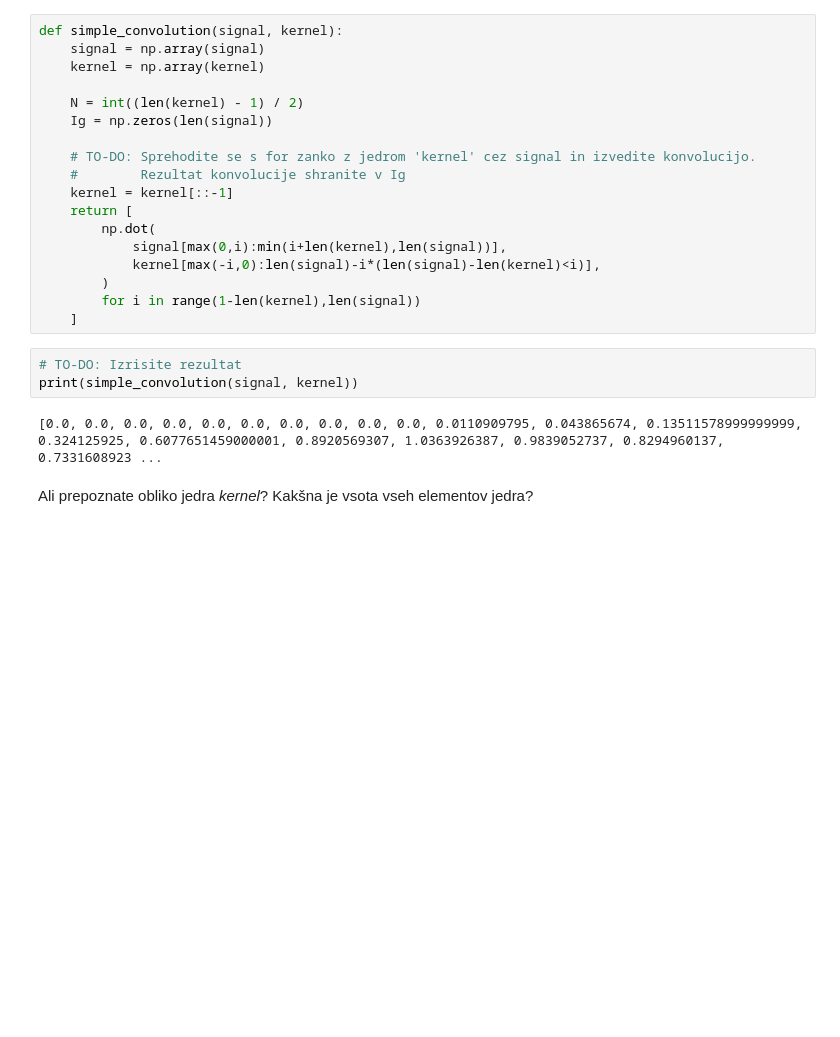
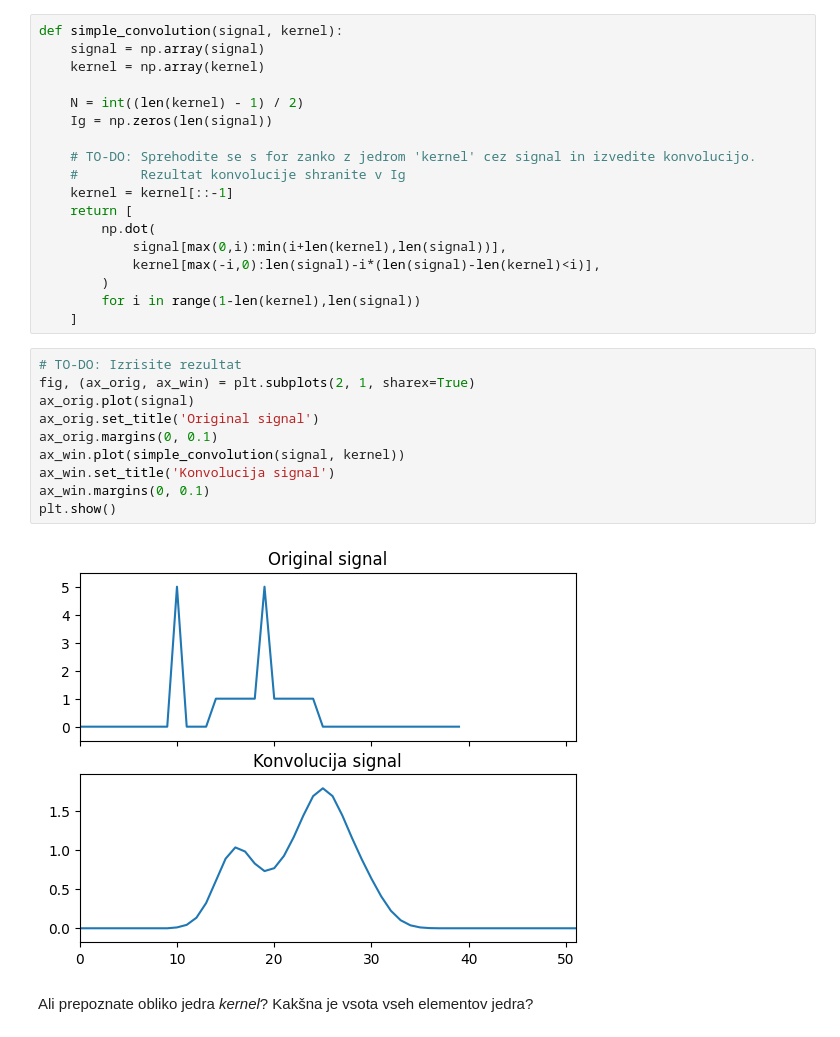
Before and after one commit to Krevs321/Robotika, a Jupyter notebook: vaja2.ipynb, the cells around one changed output. Drawn from its saved outputs; the diff is of its cells as text; blank space fills up the shorter version.

```diff
--- a/vaja2.ipynb
+++ b/vaja2.ipynb
@@ -61,11 +59,18 @@ def simple_convolution(signal, kernel):
         )
         for i in range(1-len(kernel),len(signal))
     ]
-# %%
-# TO-DO: Izrisite rezultat
-print(simple_convolution(signal, kernel))
-# %% [output]
-[0.0, 0.0, 0.0, 0.0, 0.0, 0.0, 0.0, 0.0, 0.0, 0.0, 0.0110909795, 0.043865674, 0.13511578999999999, 0.324125925, 0.6077651459000001, 0.8920569307, 1.0363926387, 0.9839052737, 0.8294960137, 0.7331608923 ...
+# %%
+# TO-DO: Izrisite rezultat
+fig, (ax_orig, ax_win) = plt.subplots(2, 1, sharex=True)
+ax_orig.plot(signal)
+ax_orig.set_title('Original signal')
+ax_orig.margins(0, 0.1)
+ax_win.plot(simple_convolution(signal, kernel))
+ax_win.set_title('Konvolucija signal')
+ax_win.margins(0, 0.1)
+plt.show()
+# %% [output]
+[figure, added]
 # %% [markdown]
 Ali prepoznate obliko jedra <i>kernel</i>? Kakšna je vsota vseh elementov jedra?
 # %%
```
Also changed, not shown: parts of 3 cells of this notebook.
